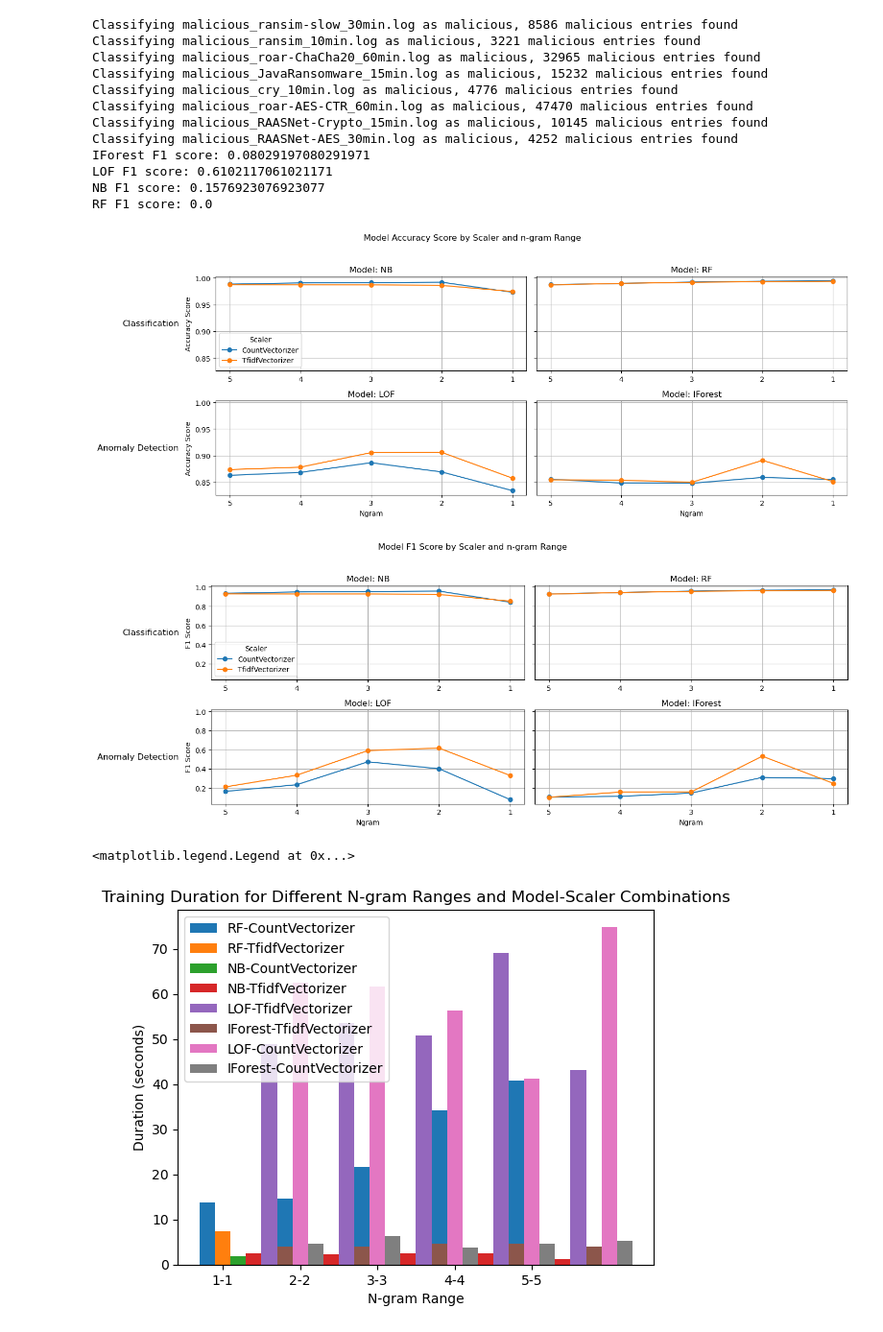
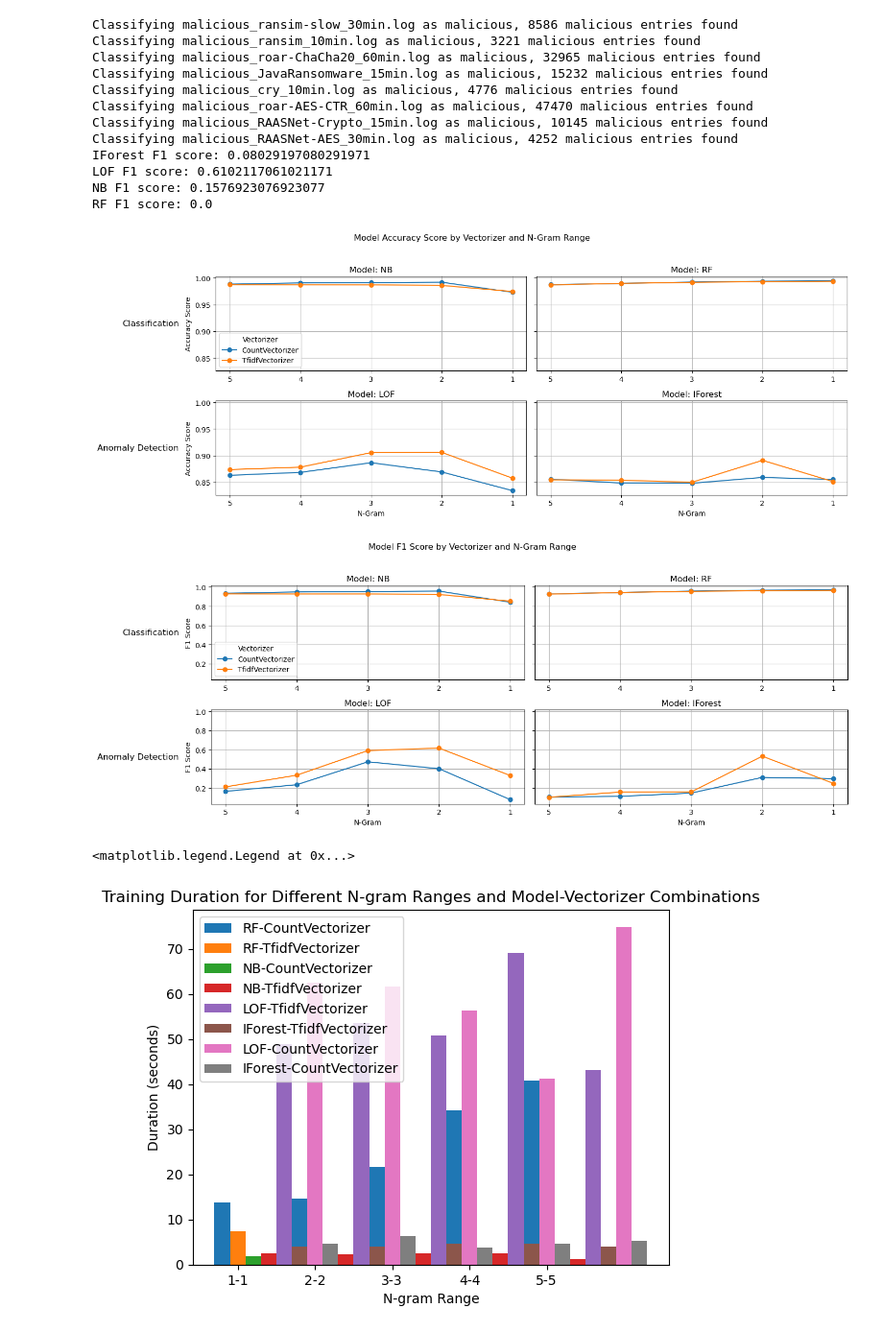
Before and after one commit to Cyber-Tracer/HyperDetect, a Jupyter notebook: controller/detection/v2_model_performance.ipynb, the cells around one changed output. Shown at 96% size. Saved outputs shown, nothing was run; the diff lists cells and outputs as text; code cells hidden in the pictures.

Commit message:
Rename Scaler -> Vectorizer Export plots as pdf

```diff
--- a/controller/detection/v2_model_performance.ipynb
+++ b/controller/detection/v2_model_performance.ipynb
@@ -117,7 +115,7 @@ for i, type in enumerate(types):
     ax_row = axs[i]
     for ax, model in zip(ax_row, model_score[model_score['Model_Type'] == type]['Model'].unique()):
         df_model = model_score[model_score['Model'] == model]
-        for label, df_grouped in df_model.groupby('Scaler'):
+        for label, df_grouped in df_model.groupby('Vectorizer'):
             ax.plot(df_grouped['Min Ngram'].astype(str),
                     df_grouped['Score'], label=label, marker='o')
         ax.set_title(f'Model: {model}')
@@ -128,14 +126,14 @@ for i, type in enumerate(types):
                        size='large', ha='right', va='center')
     axs[i][0].set_ylabel('Accuracy Score')
 for i in range(cols):
-    axs[-1][i].set_xlabel('Ngram')
-axs[0][0].legend(title='Scaler')
+    axs[-1][i].set_xlabel('N-Gram')
+axs[0][0].legend(title='Vectorizer')
 
-plt.suptitle('Model Accuracy Score by Scaler and n-gram Range')
+plt.suptitle('Model Accuracy Score by Vectorizer and N-Gram Range')
 plt.tight_layout(rect=[0, 0.03, 1, 0.95])
 plt.show()
 # %% [output]
-[figure, old version]
+[figure, new version]
 # %%
 # V2 F1 models evaluation results
 from train_models import load_scores_from_dir
@@ -159,7 +157,7 @@ for i, type in enumerate(types):
     ax_row = axs[i]
     for ax, model in zip(ax_row, model_score[model_score['Model_Type'] == type]['Model'].unique()):
         df_model = model_score[model_score['Model'] == model]
-        for label, df_grouped in df_model.groupby('Scaler'):
+        for label, df_grouped in df_model.groupby('Vectorizer'):
             ax.plot(df_grouped['Min Ngram'].astype(str),
                     df_grouped['F1'], label=label, marker='o')
         ax.set_title(f'Model: {model}')
@@ -170,48 +168,48 @@ for i, type in enumerate(types):
                        size='large', ha='right', va='center')
     axs[i][0].set_ylabel('F1 Score')
 for i in range(cols):
-    axs[-1][i].set_xlabel('Ngram')
-axs[0][0].legend(title='Scaler')
+    axs[-1][i].set_xlabel('N-Gram')
+axs[0][0].legend(title='Vectorizer')
 
-plt.suptitle('Model F1 Score by Scaler and n-gram Range')
+plt.suptitle('Model F1 Score by Vectorizer and N-Gram Range')
 plt.tight_layout(rect=[0, 0.03, 1, 0.95])
-plt.show()
+plt.savefig('v2_f1score.pdf')
 # %% [output]
-[figure, old version]
+[figure, new version]
 # %%
 # V2 training durations
 from train_models import load_scores_from_dir
 import matplotlib.pyplot as plt
 import os
 
 # Load model scores
 models_dir = os.path.join(os.getcwd(), 'models/trained/v2_old')
 model_score = load_scores_from_dir(models_dir)
 
 model_score['ngram range'] = model_score['Min Ngram'].astype(str) + "-" + model_score['Max Ngram'].astype(str)
-model_score['Model-Scaler'] = model_score['Model'] + "-" + model_score['Scaler']
+model_score['Model-Vectorizer'] = model_score['Model'] + "-" + model_score['Vectorizer']
 model_score.drop(columns=['Min Ngram', 'Max Ngram'], inplace=True)
 
 ngram_ranges = model_score['ngram range'].unique()
-model_vectorizer_combinations = model_score['Model-Scaler'].unique()
+model_vectorizer_combinations = model_score['Model-Vectorizer'].unique()
 
 # Setting the position of bars on x-axis
 bar_width = 0.2
 positions = list(range(len(ngram_ranges)))
 
 # Plotting each model-vectorizer combination for each n-gram range
 for i, combination in enumerate(model_vectorizer_combinations):
-    subset = model_score[model_score['Model-Scaler'] == combination]
+    subset = model_score[model_score['Model-Vectorizer'] == combination]
     plt.bar([p + bar_width * i for p in positions], subset['Duration'], bar_width, label=combination)
 
 plt.xlabel('N-gram Range')
 plt.ylabel('Duration (seconds)')
-plt.title('Training Duration for Different N-gram Ranges and Model-Scaler Combinations')
+plt.title('Training Duration for Different N-gram Ranges and Model-Vectorizer Combinations')
 plt.xticks([p + bar_width for p in positions], ngram_ranges)
 plt.legend()
 # %% [output]
 <matplotlib.legend.Legend at 0x...>
-[figure, old version]
+[figure, new version]
 # %%
 # V2 best model performances
 from train_models import load_scores_from_dir
```
Also changed, not shown: parts of 4 cells of this notebook, 11 other files.
